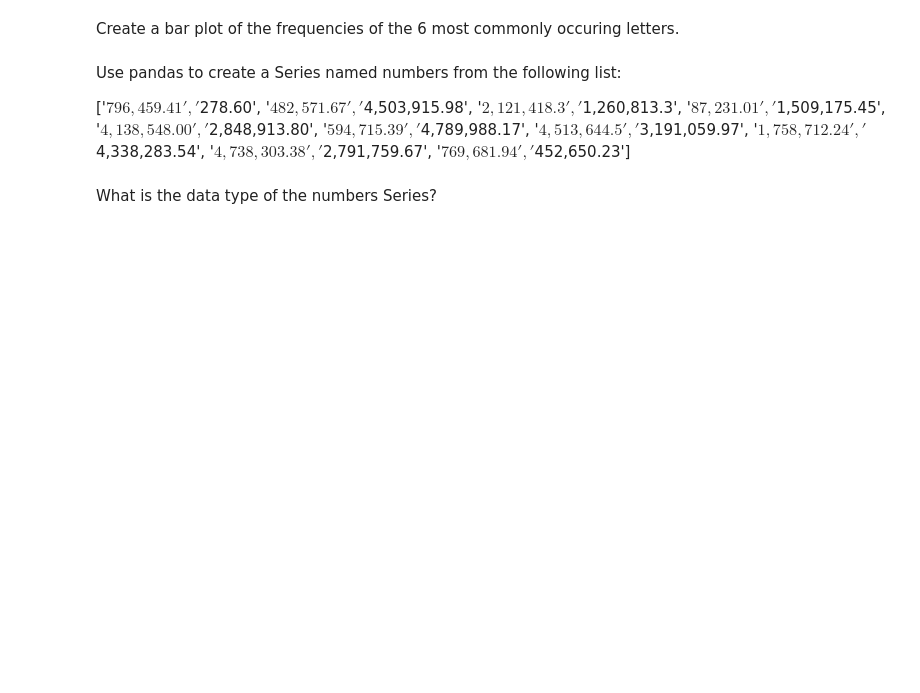
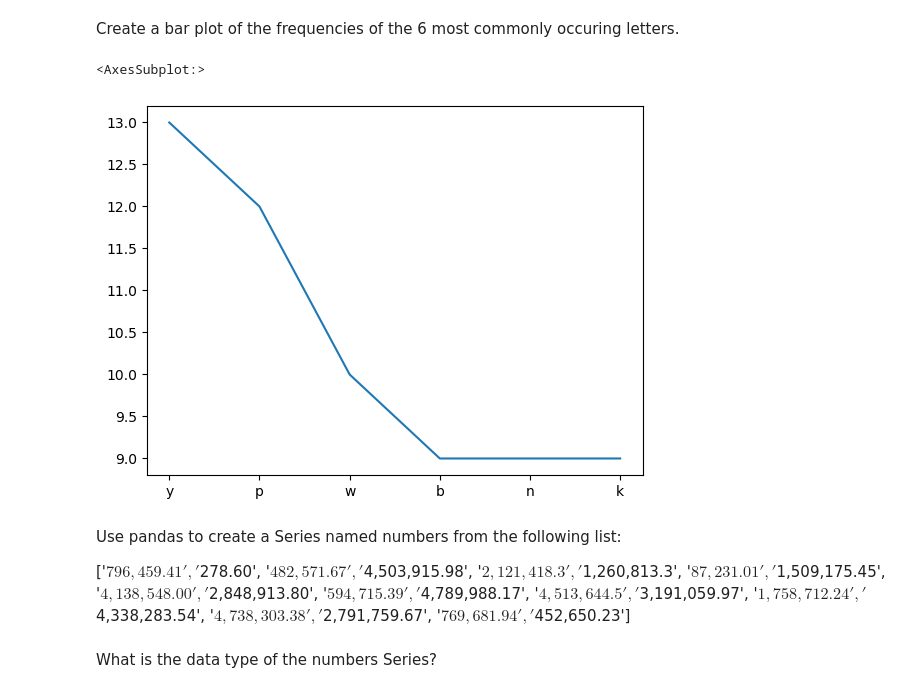
Before and after one commit to shawn-brown12/data-science-libraries, a Jupyter notebook: pandas_series_exercises.ipynb, the cells around one changed output. Cells and saved outputs as stored; diff of their text form; code cells hidden in the pictures; blank space fills up the shorter version.

```diff
--- a/pandas_series_exercises.ipynb
+++ b/pandas_series_exercises.ipynb
@@ -300,0 +347,2 @@ Which letter occurs the most frequently in the letters Series?
+# %%
+letters = pd.Series(letter_list)
@@ -309,5 +413,10 @@ Create a Series that has all of the same letters but uppercased.
 # %% [markdown]
 Create a bar plot of the frequencies of the 6 most commonly occuring letters.
+# %%
+letters.value_counts().head(6).plot()
+# %% [output]
+<AxesSubplot:>
+[figure, added]
 # %% [markdown]
 Use pandas to create a Series named numbers from the following list:
 
```
Also changed, not shown: parts of 33 cells of this notebook.
